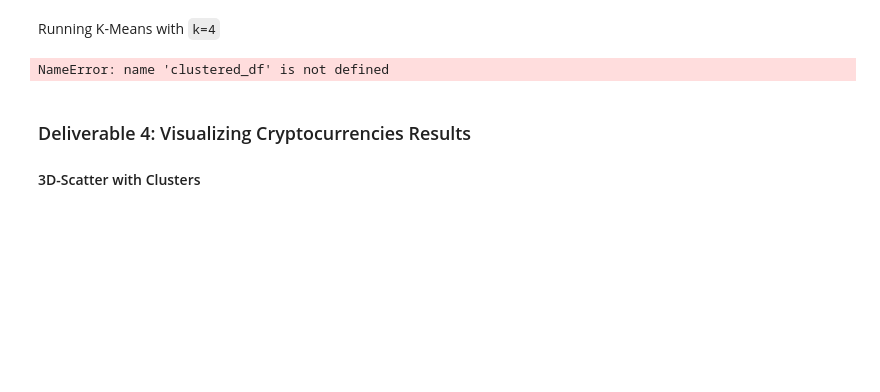
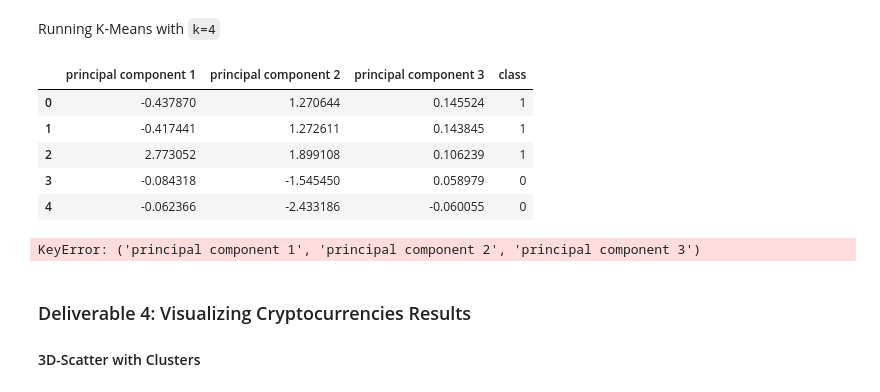
Before and after one commit to pde294/Cryptocurrencies, a Jupyter notebook: crypto_clustering.ipynb, the cells around one changed output. Saved outputs shown, nothing was run; the diff lists cells and outputs as text; code cells hidden in the pictures; blank space fills up the shorter version.

```diff
--- a/crypto_clustering.ipynb
+++ b/crypto_clustering.ipynb
@@ -251,4 +251,8 @@ array([[-0.11674788, -0.15286468, -0.0433555 , ..., -0.0433555 ,
 ### Deliverable 2: Reducing Data Dimensions Using PCA
 # %%
 # Using PCA to reduce dimension to three principal components.
-# YOUR CODE HERE
+# Initialize PCA model
+pca = PCA(n_components=3)
+# %%
+# Get three principal components for the iris data.
+crypto_pca = pca.fit_transform(crypto_data_scaled)
@@ -255,3 +269,3 @@ array([[-0.11674788, -0.15286468, -0.0433555 , ..., -0.0433555 ,
 # %%
 # Create a DataFrame with the three principal components.
-# YOUR CODE HERE
+df_crypto_pca = pd.DataFrame(data = crypto_pca, columns = ['principal component 1', 'principal component 2', 'principal component 3'])
@@ -264,0 +285,16 @@ array([[-0.11674788, -0.15286468, -0.0433555 , ..., -0.0433555 ,
+# %%
+# Create an elbow curve to find the best value for K.
+# Find the best value for K
+inertia = []
+k = list(range(1, 11))
+
+# Calculate the inertia for the range of K values
+for i in k:
+    km = KMeans(n_clusters=i, random_state=0)
+    km.fit(df_crypto_pca)
+    inertia.append(km.inertia_)
+
+# Create the elbow curve
+elbow_data = {"k": k, "inertia": inertia}
+df_elbow = pd.DataFrame(elbow_data)
+df_elbow.hvplot.line(x="k", y="inertia", xticks=k, title="Elbow Curve")
@@ -276,5 +305,28 @@ Running K-Means with `k=4`
+# %%
+# Initialize the K-Means model.
+# Initialize the K-means model
+model = KMeans(n_clusters=3, random_state=0)
+
+# Fit the model
+model.fit(df_crypto_pca)
+
+# Predict clusters
+predictions = model.predict(df_crypto_pca)
+
+# Add the predicted class columns
+df_crypto_pca["class"] = model.labels_
+df_crypto_pca.head()
+# %% [output]
+|  | principal component 1 | principal component 2 | principal component 3 | class |
+| 0 | -0.437870 | 1.270644 | 0.145524 | 1 |
+| 1 | -0.417441 | 1.272611 | 0.143845 | 1 |
+| 2 | 2.773052 | 1.899108 | 0.106239 | 1 |
+| 3 | -0.084318 | -1.545450 | 0.058979 | 0 |
+| 4 | -0.062366 | -2.433186 | -0.060055 | 0 |
 # %%
 # Create a new DataFrame including predicted clusters and cryptocurrencies features.
+pcs_data_df = [df_crypto_pca['principal component 1', 'principal component 2', 'principal component 3']].copy()
+
 # Concatentate the crypto_df and pcs_df DataFrames on the same columns.
 # YOUR CODE HERE
 
@@ -285,10 +337,10 @@ Running K-Means with `k=4`
 # YOUR CODE HERE
 
 # Print the shape of the clustered_df
-print(clustered_df.shape)
-clustered_df.head(10)
+#print(clustered_df.shape)
+#clustered_df.head(10)
 # %% [output]
-NameError: name 'clustered_df' is not defined
+KeyError: ('principal component 1', 'principal component 2', 'principal component 3')
 # %% [markdown]
 ### Deliverable 4: Visualizing Cryptocurrencies Results
 
```
Also changed, not shown: parts of 5 cells of this notebook.
